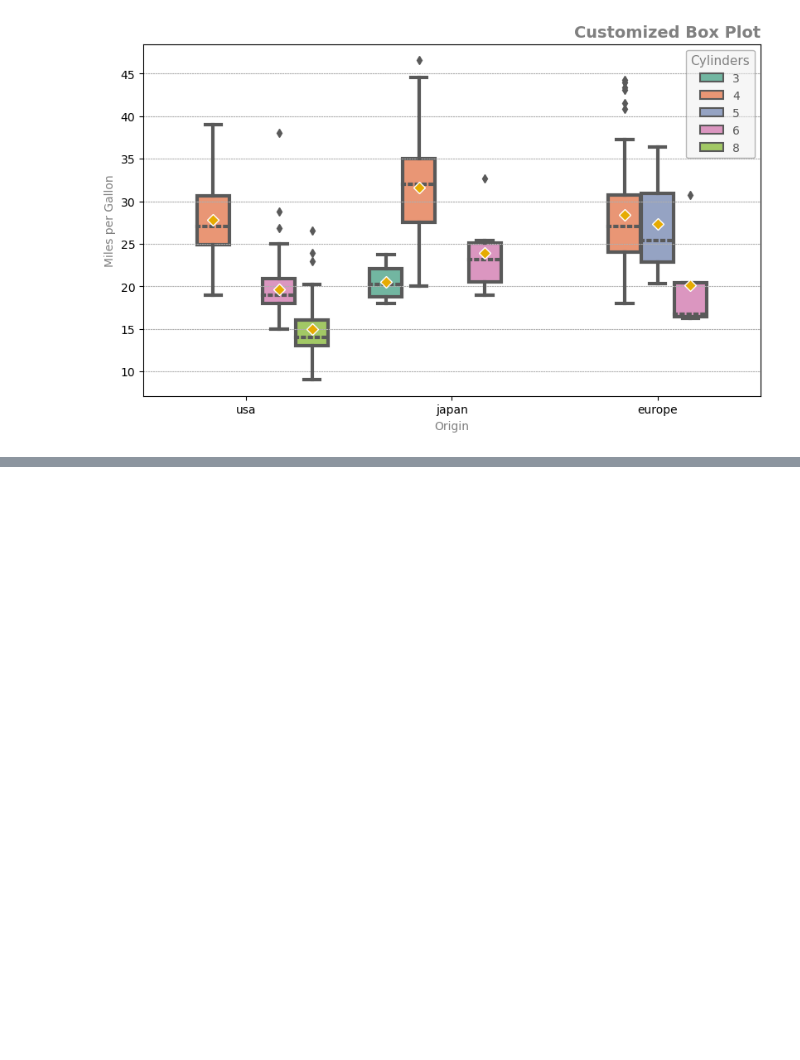
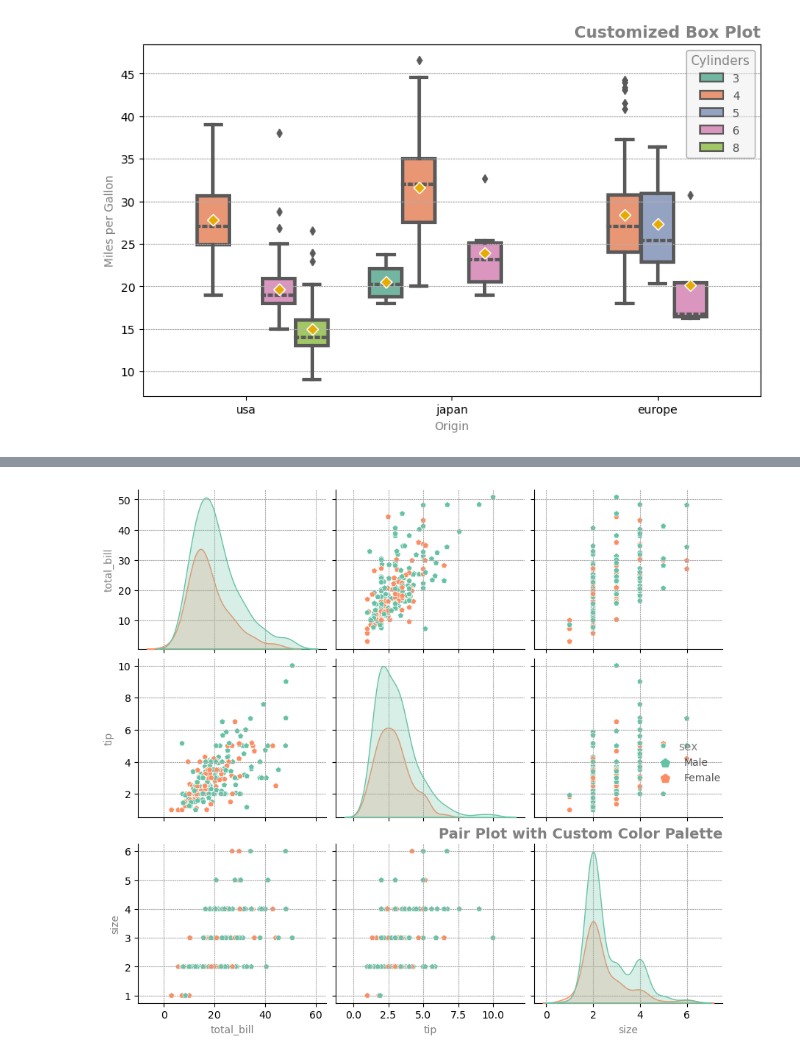
Before and after one commit to jackwychoi/SelfStudy_DataAnalysis, a Jupyter notebook: Seaborn_02.ipynb, the cells around one changed output, grey strips where cells are left out. Cells and saved outputs as stored; diff of their text form; code cells hidden in the pictures; blank space fills up the shorter version.

```diff
--- a/Seaborn_02.ipynb
+++ b/Seaborn_02.ipynb
@@ -75,0 +85,9 @@ plt.show()
+# %%
+# Sample data
+data = sns.load_dataset('tips')
+# Creating a pair plot with a custom color palette using Seaborn
+sns.pairplot(data, hue='sex', palette='Set2')
+plt.title('Pair Plot with Custom Color Palette')
+plt.show()
+# %% [output]
+[figure, added]
```
Also changed, not shown: parts of 2 cells of this notebook.
